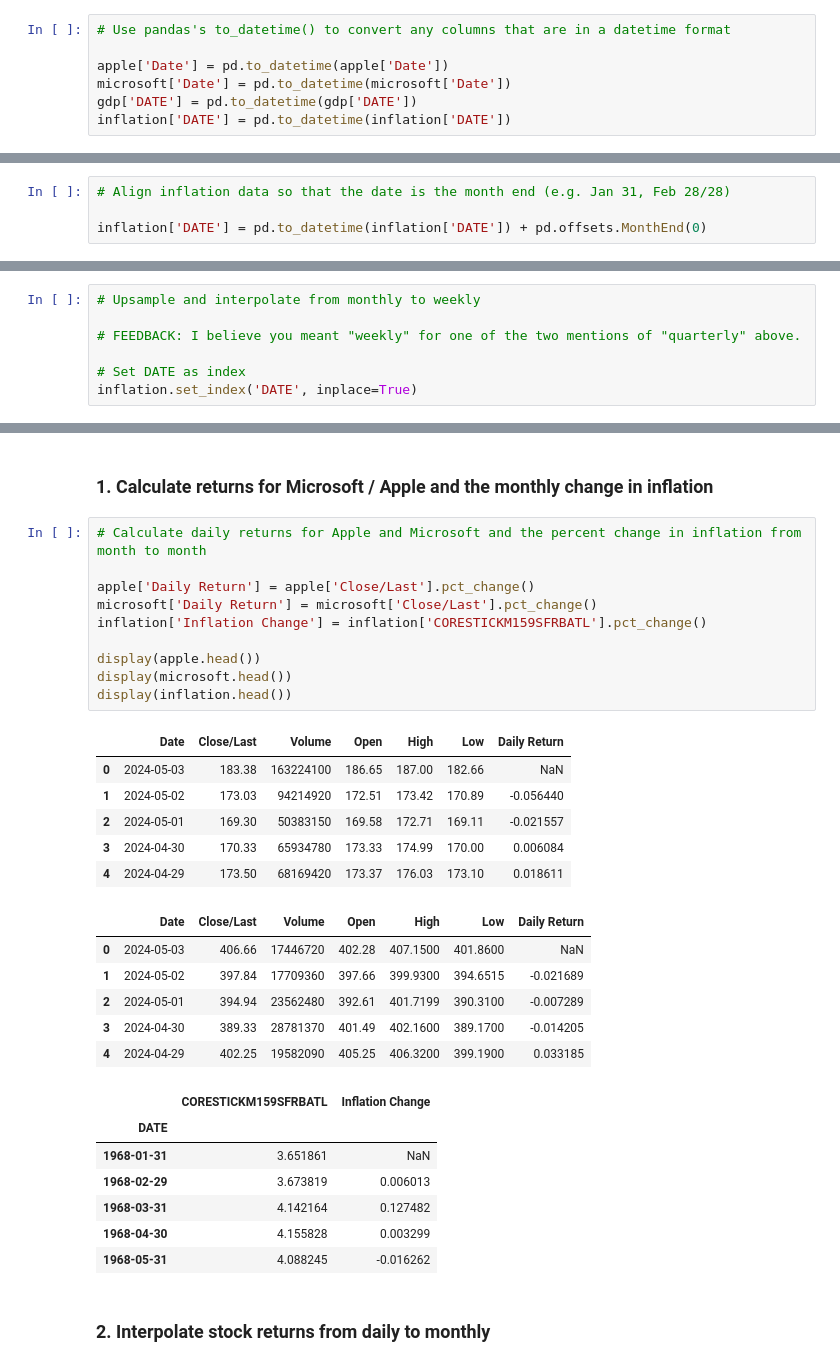
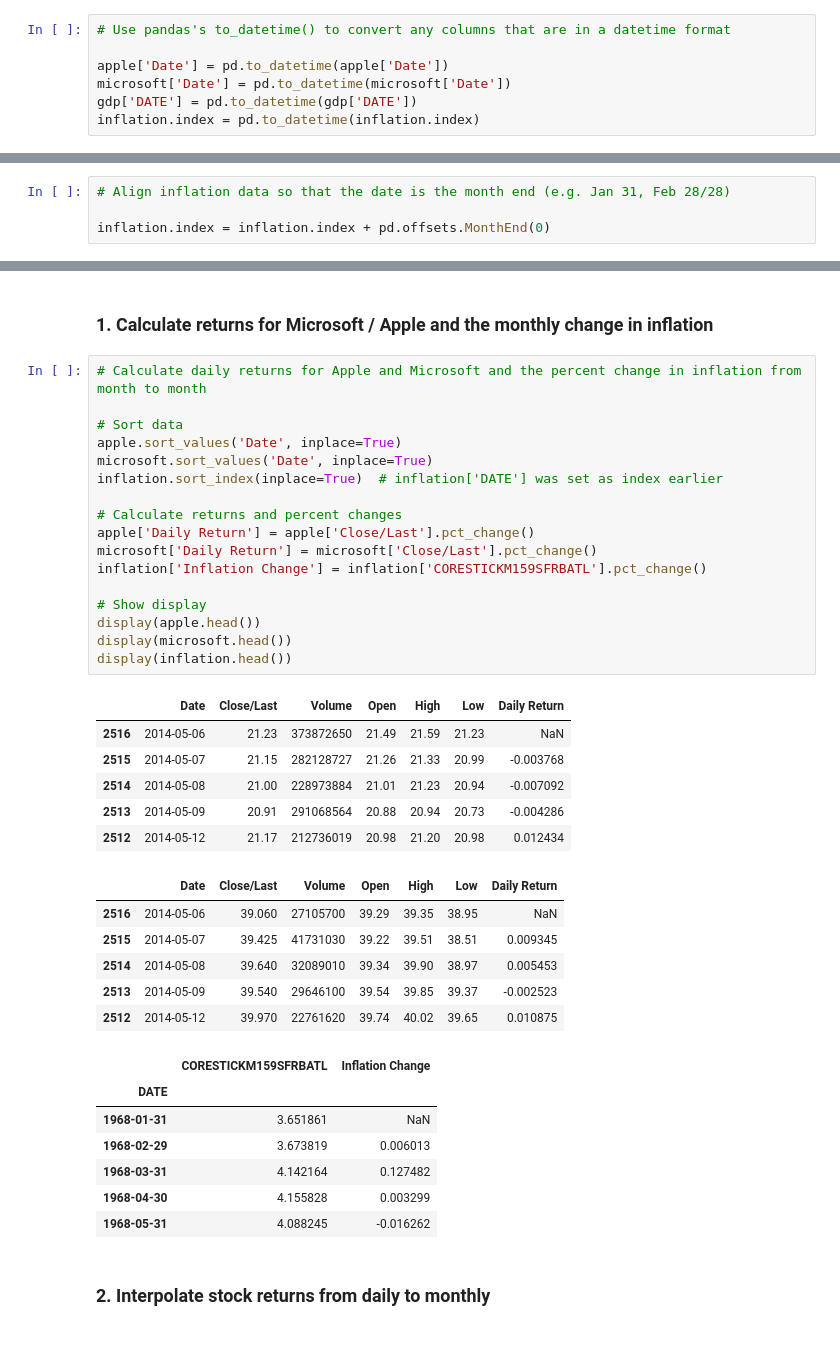
Before and after one commit to quantypi/tradingbot, a Jupyter notebook: preparing_data_for_analysis/prep_data_for_analysis.ipynb, the cells around one changed output, grey strips where cells are left out. Drawn from its saved outputs; the diff is of its cells as text.

```diff
--- a/preparing_data_for_analysis/Preparing-for-data-analysis-project-student.ipynb
+++ b/preparing_data_for_analysis/prep_data_for_analysis.ipynb
@@ -312,7 +344,7 @@ KeyError: "None of ['DATE'] are in the columns"
 apple['Date'] = pd.to_datetime(apple['Date'])
 microsoft['Date'] = pd.to_datetime(microsoft['Date'])
 gdp['DATE'] = pd.to_datetime(gdp['DATE'])
-inflation['DATE'] = pd.to_datetime(inflation['DATE'])
+inflation.index = pd.to_datetime(inflation.index)
 # %%
 # Use .info() and check the type of each column to ensure that the above steps worked
 
@@ -352,7 +384,7 @@ Helpful hints:
 # %%
 # Align inflation data so that the date is the month end (e.g. Jan 31, Feb 28/28)
 
-inflation['DATE'] = pd.to_datetime(inflation['DATE']) + pd.offsets.MonthEnd(0)
+inflation.index = inflation.index + pd.offsets.MonthEnd(0)
 # %%
 display(inflation.head())
 display(inflation.index)
@@ -374,13 +414,6 @@ In this step:
 * Create a new weekly inflation dataframe by upsampling the monthly inflation data. For this, you'll need to use `resample` and then you'll need to `interpolate` to fill in the missing data at the weekly frequency
 
 Note that you may need to change the index for some of these operations!
-# %%
-# Upsample and interpolate from monthly to weekly
-
-# FEEDBACK: I believe you meant "weekly" for one of the two mentions of "quarterly" above.
-
-# Set DATE as index
-inflation.set_index('DATE', inplace=True)
 # %%
 # Resample to weekly frequency
 
@@ -546,26 +579,33 @@ This will require several steps:
 # %%
 # Calculate daily returns for Apple and Microsoft and the percent change in inflation from month to month
 
+# Sort data
+apple.sort_values('Date', inplace=True)
+microsoft.sort_values('Date', inplace=True)
+inflation.sort_index(inplace=True)  # inflation['DATE'] was set as index earlier
+
+# Calculate returns and percent changes
 apple['Daily Return'] = apple['Close/Last'].pct_change()
 microsoft['Daily Return'] = microsoft['Close/Last'].pct_change()
 inflation['Inflation Change'] = inflation['CORESTICKM159SFRBATL'].pct_change()
 
+# Show display
 display(apple.head())
 display(microsoft.head())
 display(inflation.head())
 # %% [output]
 |  | Date | Close/Last | Volume | Open | High | Low | Daily Return |
-| 0 | 2024-05-03 | 183.38 | 163224100 | 186.65 | 187.00 | 182.66 | NaN |
-| 1 | 2024-05-02 | 173.03 | 94214920 | 172.51 | 173.42 | 170.89 | -0.056440 |
-| 2 | 2024-05-01 | 169.30 | 50383150 | 169.58 | 172.71 | 169.11 | -0.021557 |
-| 3 | 2024-04-30 | 170.33 | 65934780 | 173.33 | 174.99 | 170.00 | 0.006084 |
-| 4 | 2024-04-29 | 173.50 | 68169420 | 173.37 | 176.03 | 173.10 | 0.018611 |
+| 2516 | 2014-05-06 | 21.23 | 373872650 | 21.49 | 21.59 | 21.23 | NaN |
+| 2515 | 2014-05-07 | 21.15 | 282128727 | 21.26 | 21.33 | 20.99 | -0.003768 |
+| 2514 | 2014-05-08 | 21.00 | 228973884 | 21.01 | 21.23 | 20.94 | -0.007092 |
+| 2513 | 2014-05-09 | 20.91 | 291068564 | 20.88 | 20.94 | 20.73 | -0.004286 |
+| 2512 | 2014-05-12 | 21.17 | 212736019 | 20.98 | 21.20 | 20.98 | 0.012434 |
 |  | Date | Close/Last | Volume | Open | High | Low | Daily Return |
-| 0 | 2024-05-03 | 406.66 | 17446720 | 402.28 | 407.1500 | 401.8600 | NaN |
-| 1 | 2024-05-02 | 397.84 | 17709360 | 397.66 | 399.9300 | 394.6515 | -0.021689 |
-| 2 | 2024-05-01 | 394.94 | 23562480 | 392.61 | 401.7199 | 390.3100 | -0.007289 |
-| 3 | 2024-04-30 | 389.33 | 28781370 | 401.49 | 402.1600 | 389.1700 | -0.014205 |
-| 4 | 2024-04-29 | 402.25 | 19582090 | 405.25 | 406.3200 | 399.1900 | 0.033185 |
+| 2516 | 2014-05-06 | 39.060 | 27105700 | 39.29 | 39.35 | 38.95 | NaN |
+| 2515 | 2014-05-07 | 39.425 | 41731030 | 39.22 | 39.51 | 38.51 | 0.009345 |
+| 2514 | 2014-05-08 | 39.640 | 32089010 | 39.34 | 39.90 | 38.97 | 0.005453 |
+| 2513 | 2014-05-09 | 39.540 | 29646100 | 39.54 | 39.85 | 39.37 | -0.002523 |
+| 2512 | 2014-05-12 | 39.970 | 22761620 | 39.74 | 40.02 | 39.65 | 0.010875 |
 |  | CORESTICKM159SFRBATL | Inflation Change |
 | DATE |  |  |
 | 1968-01-31 | 3.651861 | NaN |
```
Also changed, not shown: parts of 16 cells of this notebook, 11 other files.
